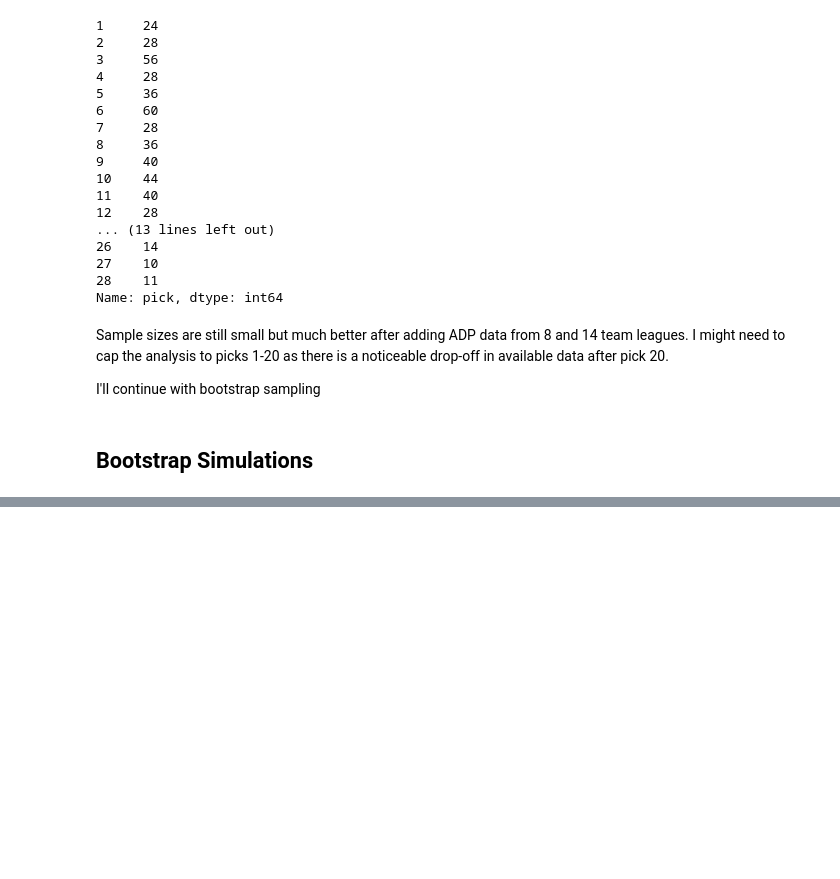
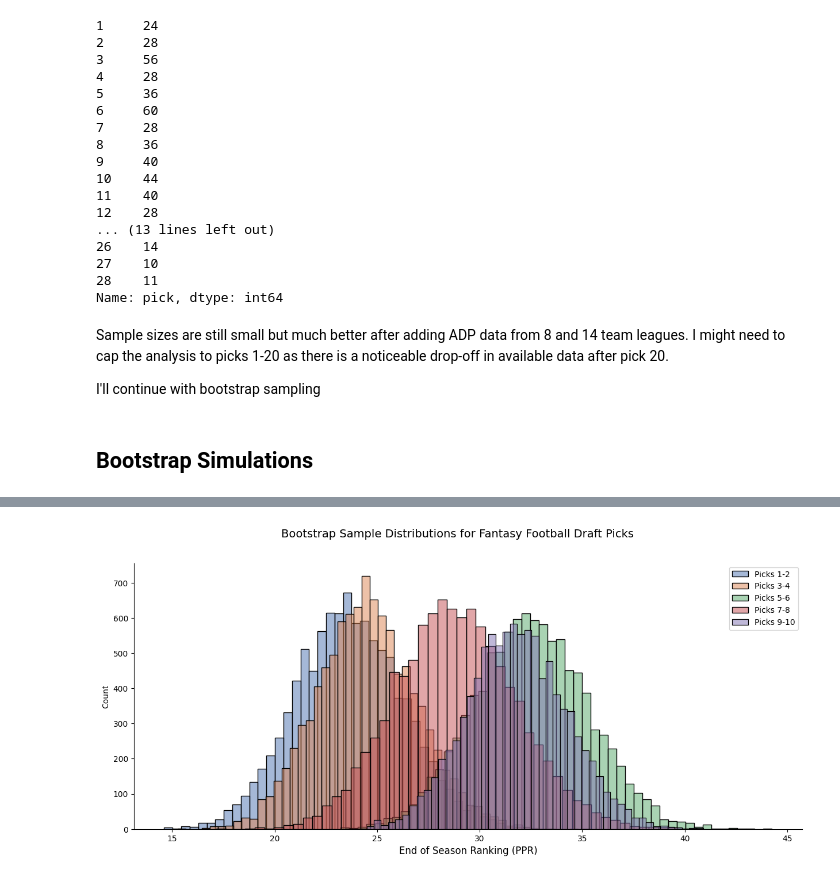
Before and after one commit to gfidanli/fantasy_football_analysis, a Jupyter notebook: daily_analysis/day_41_50/day43.ipynb, the cells around one changed output, grey strips where cells are left out. Saved outputs shown, nothing was run; the diff lists cells and outputs as text; code cells hidden in the pictures; blank space fills up the shorter version.

```diff
--- a/daily_analysis/day_41_50/day43.ipynb
+++ b/daily_analysis/day_41_50/day43.ipynb
@@ -406,0 +413,6 @@ The bootstrap distributions make it easy to see the difference between not only
+# %%
+bins = [1, 3, 5, 7, 9, 11, 13, 15, 17, 19, 21]
+
+df_rm_outliers['pick_bin'] = pd.cut(df_rm_outliers['pick'], bins=bins, right=False, include_lowest=True).astype(str)
+
+pd.crosstab(df_rm_outliers['pick'], df_rm_outliers['pick_bin'])
@@ -406,0 +472,2 @@ The bootstrap distributions make it easy to see the difference between not only
+# %%
+df_pick_bins = df_rm_outliers.dropna()
@@ -406,0 +496,7 @@ The bootstrap distributions make it easy to see the difference between not only
+# %%
+bootstrap_results = {}
+
+for pick_bin in df_pick_bins.pick_bin.unique():
+    bootstrap_results[pick_bin] = generate_bootstrap_distribution(10000, df_pick_bins.query(f"pick_bin == '{pick_bin}'"))
+
+df_boot_results_pick_bins = pd.DataFrame(bootstrap_results)
@@ -406,0 +537,30 @@ The bootstrap distributions make it easy to see the difference between not only
+# %%
+# Change plot size
+fig, ax = plt.subplots(figsize = (15, 6))
+
+# Confirm sample means are normally distributed
+g1 = sns.histplot(df_boot_results_pick_bins['[1, 3)'], bins=50, alpha=0.5, label='Picks 1-2')
+g2 = sns.histplot(df_boot_results_pick_bins['[3, 5)'], bins=50, alpha=0.5, label='Picks 3-4')
+g3 = sns.histplot(df_boot_results_pick_bins['[5, 7)'], bins=50, alpha=0.5, label='Picks 5-6')
+g4 = sns.histplot(df_boot_results_pick_bins['[7, 9)'], bins=50, alpha=0.5, label='Picks 7-8')
+g5 = sns.histplot(df_boot_results_pick_bins['[9, 11)'], bins=50, alpha=0.5, label='Picks 9-10')
+
+plt.xlabel("End of Season Ranking (PPR)", size=12)
+fig.suptitle('Bootstrap Sample Distributions for Fantasy Football Draft Picks', size=14)
+
+# Correct duplicate labels appearing in the legend
+handles, labels = ax.get_legend_handles_labels()
+
+h = []
+l = []
+
+for i in range(1,10,2):
+	h.append(handles[i])
+	l.append(labels[i])
+
+plt.legend(handles=h, labels=l)
+
+sns.despine()
+plt.show()
+# %% [output]
+[figure, added]
```
Also changed, not shown: parts of 29 cells of this notebook.
